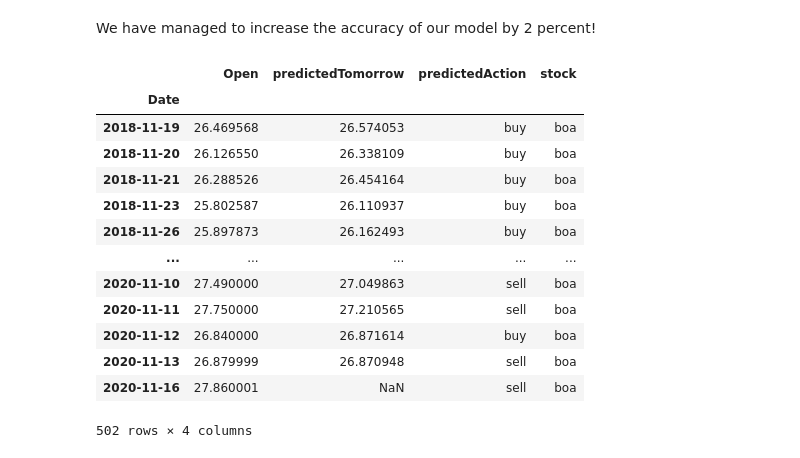
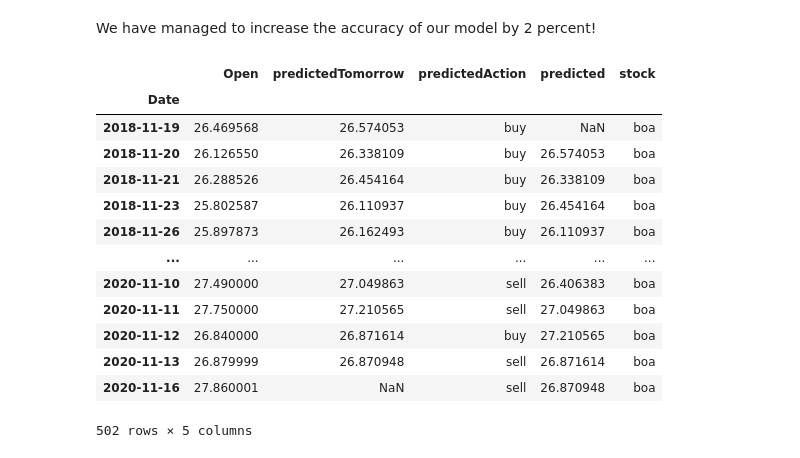
Before and after one commit to avickars/Deep-Learning-Stock-Trading-Model, a Jupyter notebook: bankOfAmericanModel.ipynb, the cells around one changed output. Drawn from its saved outputs; the diff is of its cells as text; code cells hidden in the pictures.

```diff
--- a/bankOfAmericanModel.ipynb
+++ b/bankOfAmericanModel.ipynb
@@ -69,24 +69,25 @@ print(score(tradingActionsTest))
 # %% [markdown]
 We have managed to increase the accuracy of our model by 2 percent!
 # %%
-tradingActionsFinal = tradingActionsTest[['Open', 'predictedTomorrow', 'action']]
+tradingActionsFinal = tradingActionsTest[['Open', 'predictedTomorrow', 'action','predicted']]
 tradingActionsFinal = tradingActionsFinal.rename(columns={'action':'predictedAction'})
+tradingActionsFinal['predicted'] = tradingActionsFinal['predictedTomorrow'].shift(1)
 tradingActionsFinal['stock'] = 'boa'
 tradingActionsFinal
 # %% [output]
-|  | Open | predictedTomorrow | predictedAction | stock |
-| Date |  |  |  |  |
-| 2018-11-19 | 26.469568 | 26.574053 | buy | boa |
-| 2018-11-20 | 26.126550 | 26.338109 | buy | boa |
-| 2018-11-21 | 26.288526 | 26.454164 | buy | boa |
-| 2018-11-23 | 25.802587 | 26.110937 | buy | boa |
-| 2018-11-26 | 25.897873 | 26.162493 | buy | boa |
-| ... | ... | ... | ... | ... |
-| 2020-11-10 | 27.490000 | 27.049863 | sell | boa |
-| 2020-11-11 | 27.750000 | 27.210565 | sell | boa |
-| 2020-11-12 | 26.840000 | 26.871614 | buy | boa |
-| 2020-11-13 | 26.879999 | 26.870948 | sell | boa |
-| 2020-11-16 | 27.860001 | NaN | sell | boa |
+|  | Open | predictedTomorrow | predictedAction | predicted | stock |
+| Date |  |  |  |  |  |
+| 2018-11-19 | 26.469568 | 26.574053 | buy | NaN | boa |
+| 2018-11-20 | 26.126550 | 26.338109 | buy | 26.574053 | boa |
+| 2018-11-21 | 26.288526 | 26.454164 | buy | 26.338109 | boa |
+| 2018-11-23 | 25.802587 | 26.110937 | buy | 26.454164 | boa |
+| 2018-11-26 | 25.897873 | 26.162493 | buy | 26.110937 | boa |
+| ... | ... | ... | ... | ... | ... |
+| 2020-11-10 | 27.490000 | 27.049863 | sell | 26.406383 | boa |
+| 2020-11-11 | 27.750000 | 27.210565 | sell | 27.049863 | boa |
+| 2020-11-12 | 26.840000 | 26.871614 | buy | 27.210565 | boa |
+| 2020-11-13 | 26.879999 | 26.870948 | sell | 26.871614 | boa |
+| 2020-11-16 | 27.860001 | NaN | sell | 26.870948 | boa |
-502 rows × 4 columns
+502 rows × 5 columns
 # %%
 tradingActionsFinal.to_csv('Data/Final Predictions/bankOfAmericaComplete.csv')
```
Also changed, not shown: 6 other files.
